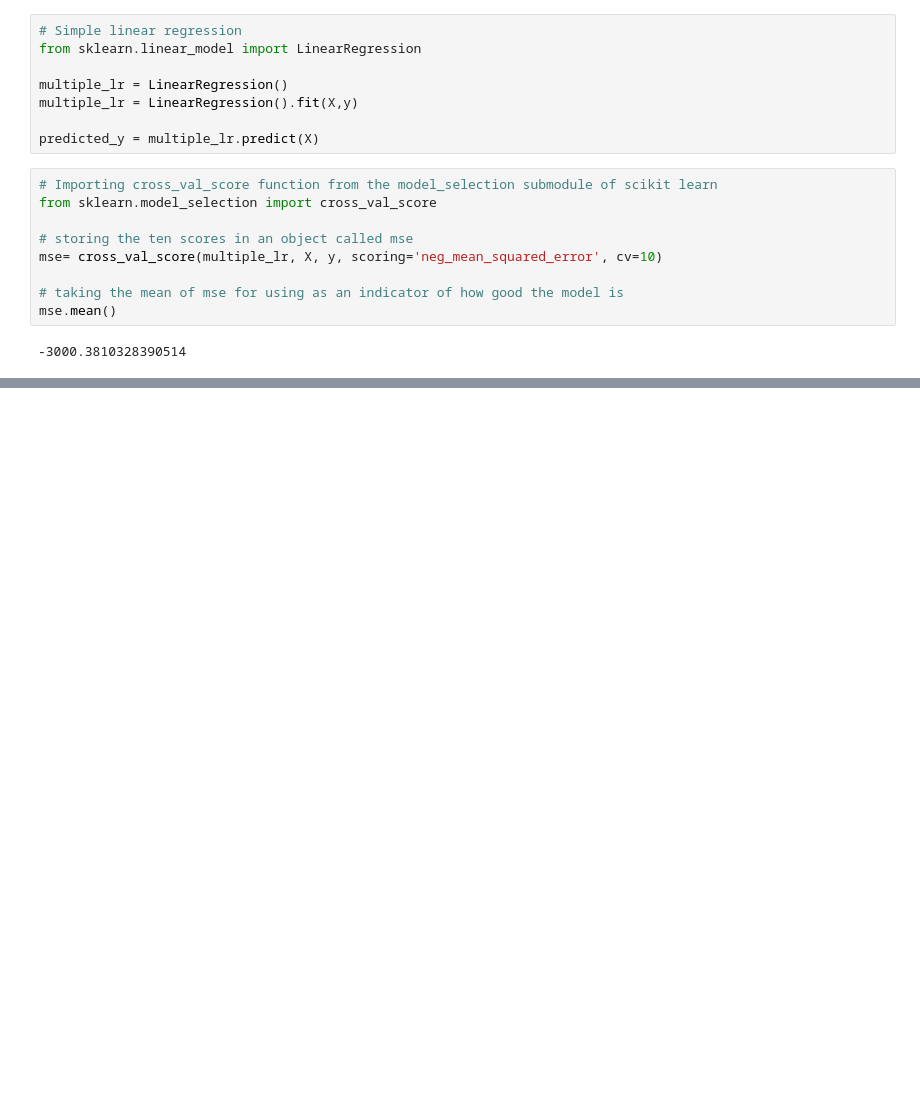
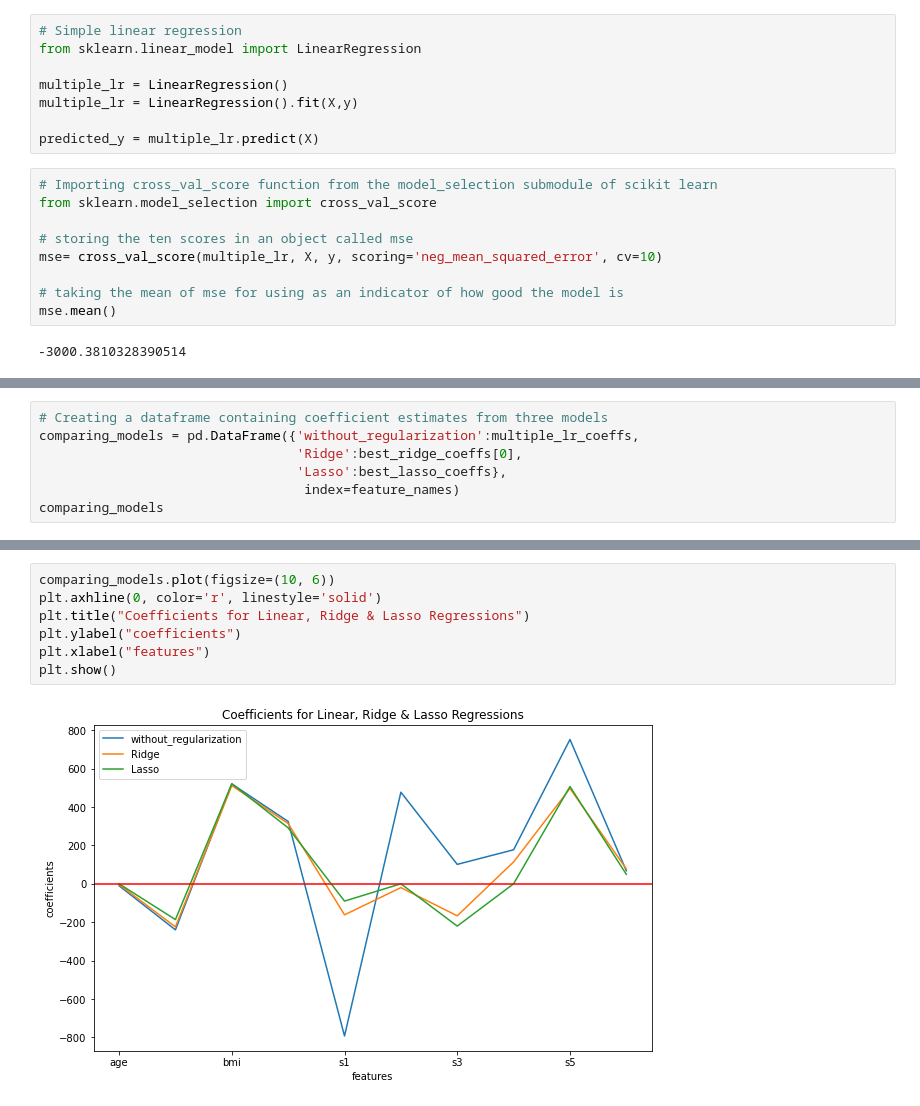
Before and after one commit to Lab-Brat/Materials_Informatics_Experiments, a Jupyter notebook: linear_regression/diabetes.ipynb, the cells around one changed output, grey strips where cells are left out. Drawn from its saved outputs; the diff is of its cells as text; blank space fills up the shorter version.

```diff
--- a/linear_regression/diabetes.ipynb
+++ b/linear_regression/diabetes.ipynb
@@ -85,0 +141,7 @@ X.corr().style.background_gradient(cmap='coolwarm')
+# %%
+# Creating a dataframe containing coefficient estimates from three models
+comparing_models = pd.DataFrame({'without_regularization':multiple_lr_coeffs,
+                                 'Ridge':best_ridge_coeffs[0],
+                                 'Lasso':best_lasso_coeffs},
+                                  index=feature_names)
+comparing_models
@@ -85,0 +160,9 @@ X.corr().style.background_gradient(cmap='coolwarm')
+# %%
+comparing_models.plot(figsize=(10, 6))
+plt.axhline(0, color='r', linestyle='solid')
+plt.title("Coefficients for Linear, Ridge & Lasso Regressions")
+plt.ylabel("coefficients")
+plt.xlabel("features")
+plt.show()
+# %% [output]
+[figure, added]
```
Also changed, not shown: parts of 8 cells of this notebook.
